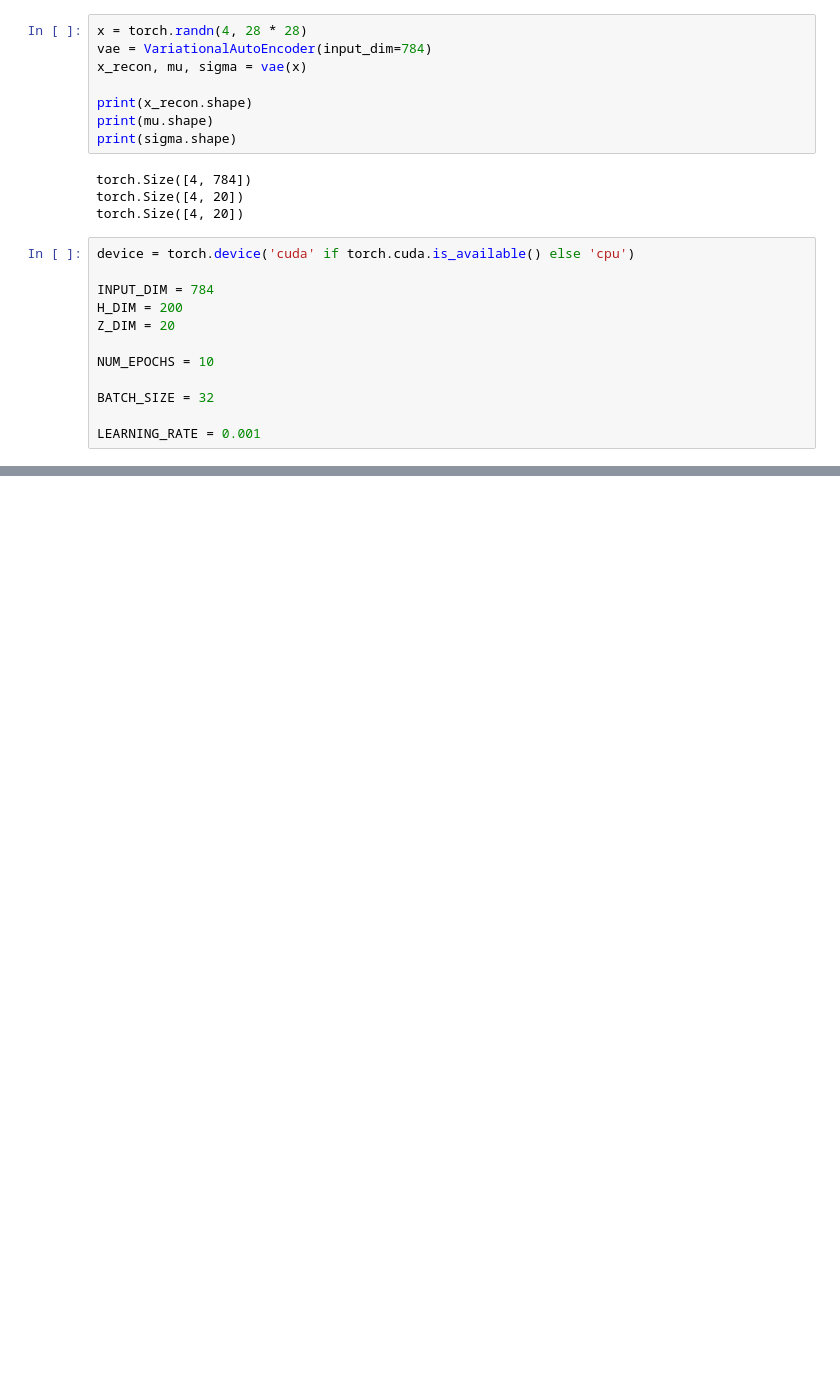
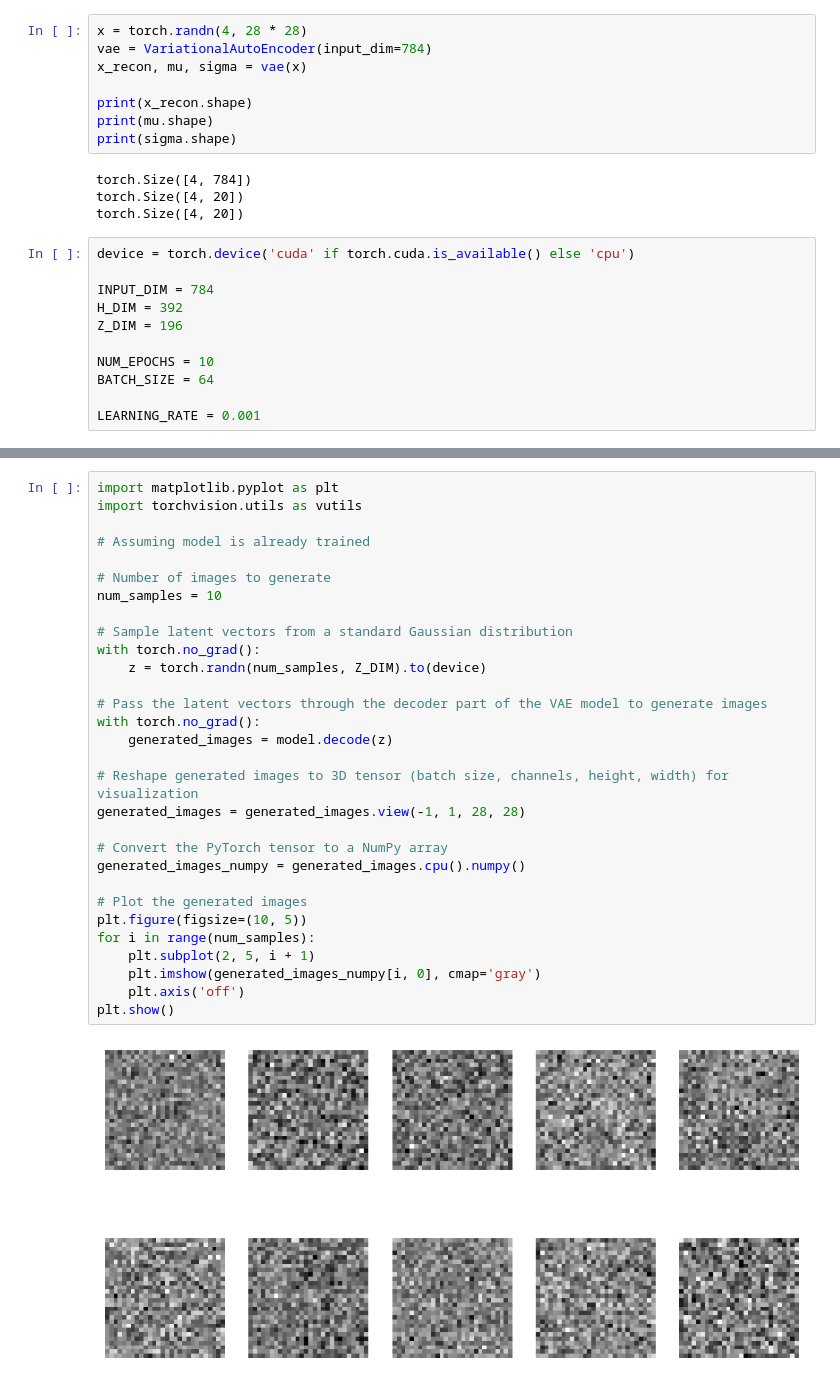
Before and after one commit to alexchen1999/deeplearning-from-scratch, a Jupyter notebook: vae_from_scratch.ipynb, the cells around one changed output, grey strips where cells are left out. Saved outputs shown, nothing was run; the diff lists cells and outputs as text; blank space fills up the shorter version.

Commit message:
generated some fuzzy images

```diff
--- a/vae_from_scratch.ipynb
+++ b/vae_from_scratch.ipynb
@@ -56,12 +56,11 @@ torch.Size([4, 20])
 device = torch.device('cuda' if torch.cuda.is_available() else 'cpu')
 
 INPUT_DIM = 784
-H_DIM = 200
-Z_DIM = 20
+H_DIM = 392
+Z_DIM = 196
 
 NUM_EPOCHS = 10
-
-BATCH_SIZE = 32
+BATCH_SIZE = 64
 
 LEARNING_RATE = 0.001
 # %%
@@ -133,0 +118,32 @@ for epoch in range(NUM_EPOCHS):
+# %%
+import matplotlib.pyplot as plt
+import torchvision.utils as vutils
+
+# Assuming model is already trained
+
+# Number of images to generate
+num_samples = 10
+
+# Sample latent vectors from a standard Gaussian distribution
+with torch.no_grad():
+    z = torch.randn(num_samples, Z_DIM).to(device)
+
+# Pass the latent vectors through the decoder part of the VAE model to generate images
+with torch.no_grad():
+    generated_images = model.decode(z)
+
+# Reshape generated images to 3D tensor (batch size, channels, height, width) for visualization
+generated_images = generated_images.view(-1, 1, 28, 28)
+
+# Convert the PyTorch tensor to a NumPy array
+generated_images_numpy = generated_images.cpu().numpy()
+
+# Plot the generated images
+plt.figure(figsize=(10, 5))
+for i in range(num_samples):
+    plt.subplot(2, 5, i + 1)
+    plt.imshow(generated_images_numpy[i, 0], cmap='gray')
+    plt.axis('off')
+plt.show()
+# %% [output]
+[figure, added]
```
Also changed, not shown: parts of 2 cells of this notebook.
